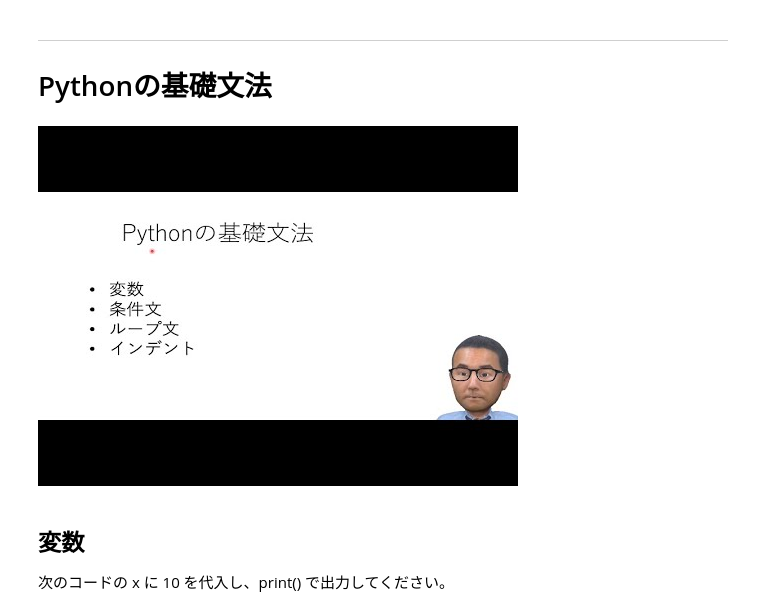
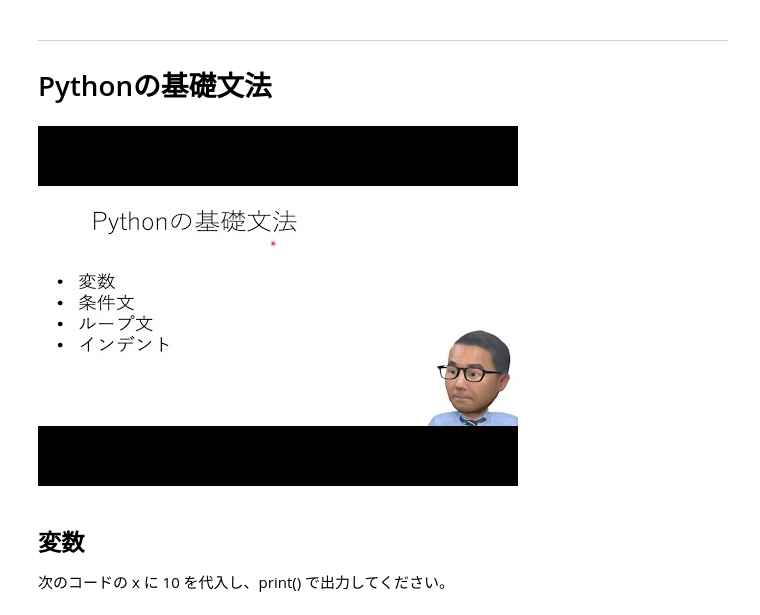
Before and after one commit to cmd-gunma-univ/DX-highschool, a Jupyter notebook: ものつくりDX2.ipynb, the cells around one changed output. Cells and saved outputs as stored; diff of their text form; code cells hidden in the pictures.

```diff
--- a/ものつくりDX2.ipynb
+++ b/ものつくりDX2.ipynb
@@ -31,9 +31,9 @@ YouTubeVideo('mOGj0At42lA', width=700, height=500)
 # Pythonの基礎文法
 # %%
 from IPython.display import YouTubeVideo
-YouTubeVideo('lS6OS9mEpLo', width=700, height=500)
+YouTubeVideo('Nt7EBUiDun8', width=700, height=500)
 # %% [output]
-[figure, old version]
+[figure, new version]
 # %% [markdown]
 ## 変数
 次のコードの x に 10 を代入し、print() で出力してください。
```
Also changed, not shown: parts of 2 cells of this notebook.
